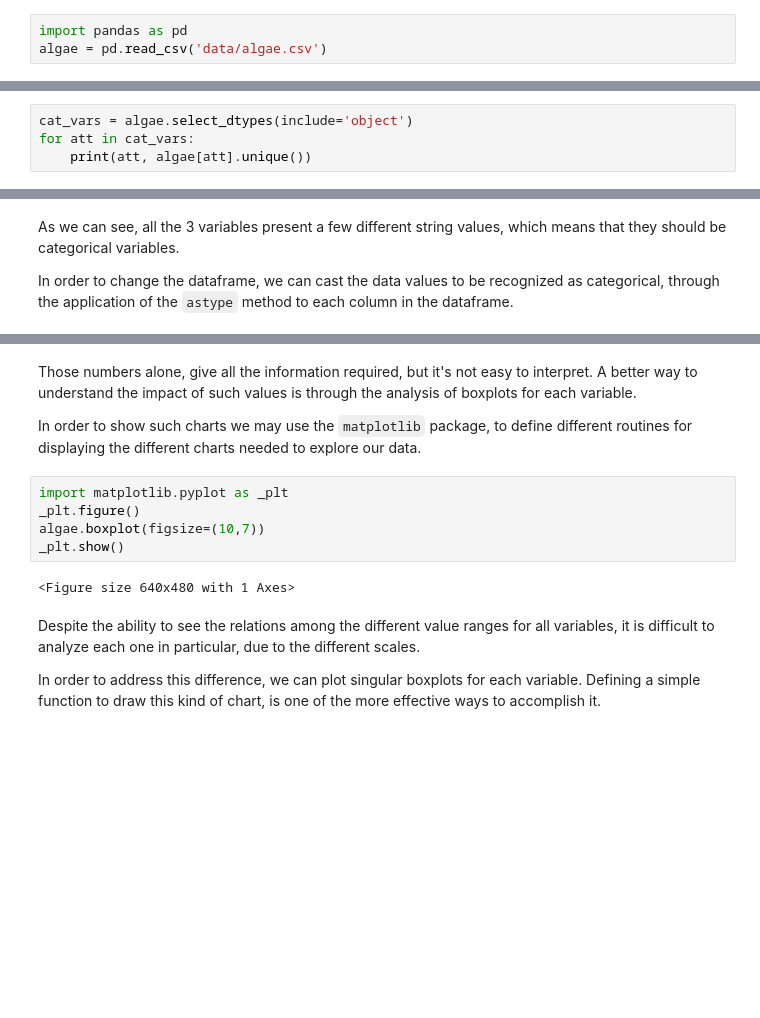
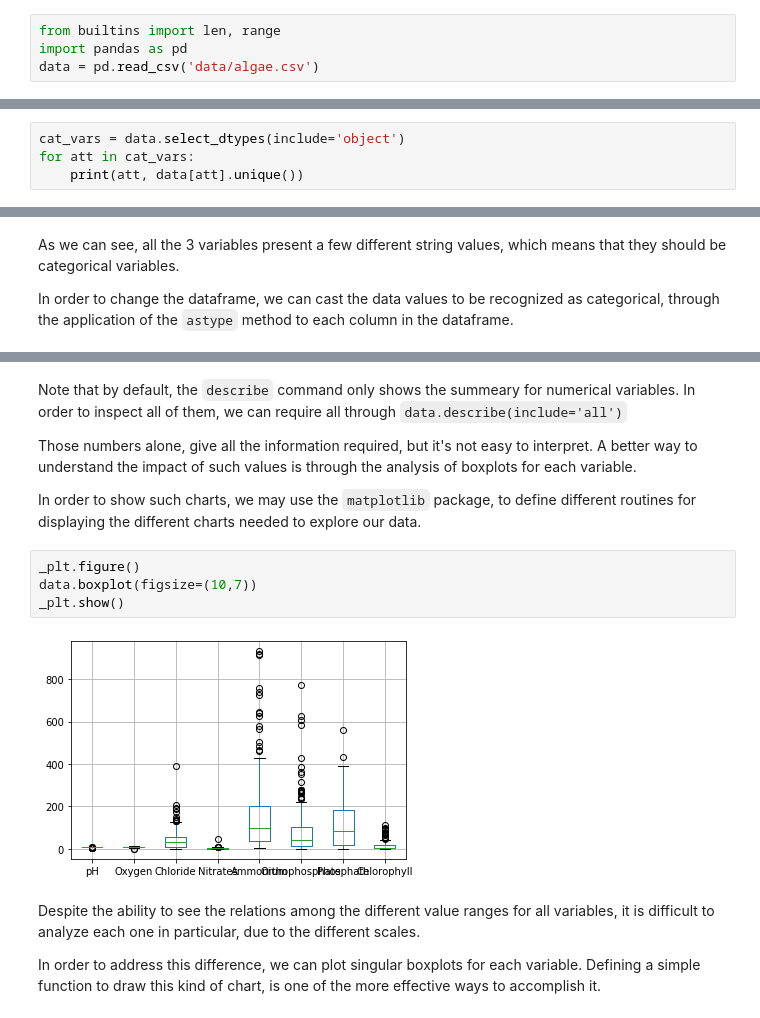
Before and after one commit to psinogas/DSlabs2019, a Jupyter notebook: Lab1.ipynb, the cells around one changed output, grey strips where cells are left out. Drawn from its saved outputs; the diff is of its cells as text; blank space fills up the shorter version.

Commit message:
Lab1 - single variable analysis in progress...

```diff
--- a/Lab1.ipynb
+++ b/Lab1.ipynb
@@ -29,8 +29,9 @@ different formats and contents (see
 <a href="https://pandas.pydata.org/pandas-docs/stable/reference/api/pandas.read_csv.html">read_csv</a>
 documentation to all the details).
 # %%
+from builtins import len, range
 import pandas as pd
-algae = pd.read_csv('data/algae.csv')
+data = pd.read_csv('data/algae.csv')
 # %% [markdown]
 The method returns a pandas <code>DataFrame</code>, the primary pandas data structure, which corresponds to a data table,
 simulating direct access to any element in the table, through a set of predefined properties and methods.
@@ -104,9 +106,9 @@ In order to explore those 3 variables, lets see what are the values for each one
 the non-numerical variables directly through <code>select_dtypes</code> method, returning a Series object. Then apply
 the <code>unique</code> method to each column.
 # %%
-cat_vars = algae.select_dtypes(include='object')
+cat_vars = data.select_dtypes(include='object')
 for att in cat_vars:
-    print(att, algae[att].unique())
+    print(att, data[att].unique())
 # %% [output]
 season ['winter' 'spring' 'autumn' 'summer']
 river_size ['small' 'medium' 'large']
@@ -155,18 +184,20 @@ algae.describe()
 | 75% | 8.400000 | 10.800000 | 57.825000 | 4.447500 | 203.730000 | 102.247500 | 182.160000 | 18.300000 |
 | max | 9.700000 | 13.400000 | 391.500000 | 45.650000 | 931.830000 | 771.600000 | 558.750000 | 110.460000 |
 # %% [markdown]
+Note that by default, the <code>describe</code> command only shows the summeary for numerical variables. In order to
+inspect all of them, we can require all through <code>data.describe(include='all')</code>
+
 Those numbers alone, give all the information required, but it's not easy to interpret. A better way to understand the
 impact of such values is through the analysis of boxplots for each variable.
 
-In order to show such charts we may use the <code>matplotlib</code> package, to define different routines for displaying
+In order to show such charts, we may use the <code>matplotlib</code> package, to define different routines for displaying
 the different charts needed to explore our data.
 # %%
-import matplotlib.pyplot as _plt
 _plt.figure()
-algae.boxplot(figsize=(10,7))
+data.boxplot(figsize=(10,7))
 _plt.show()
 # %% [output]
-<Figure size 640x480 with 1 Axes>
+[figure, added]
 # %% [markdown]
 Despite the ability to see the relations among the different value ranges for all variables, it is difficult to analyze
 each one in particular, due to the different scales.
```
Also changed, not shown: parts of 15 cells of this notebook.
